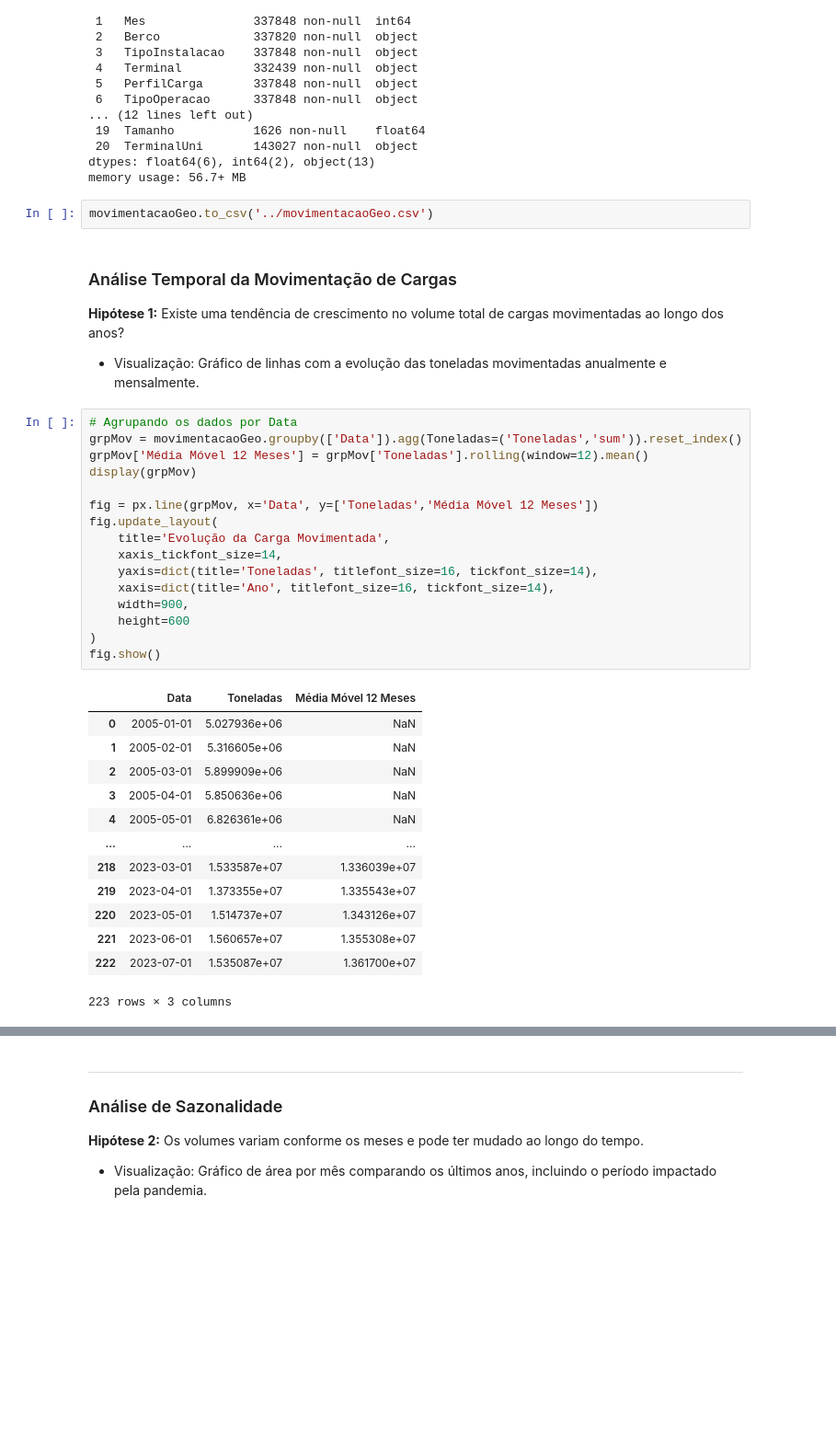
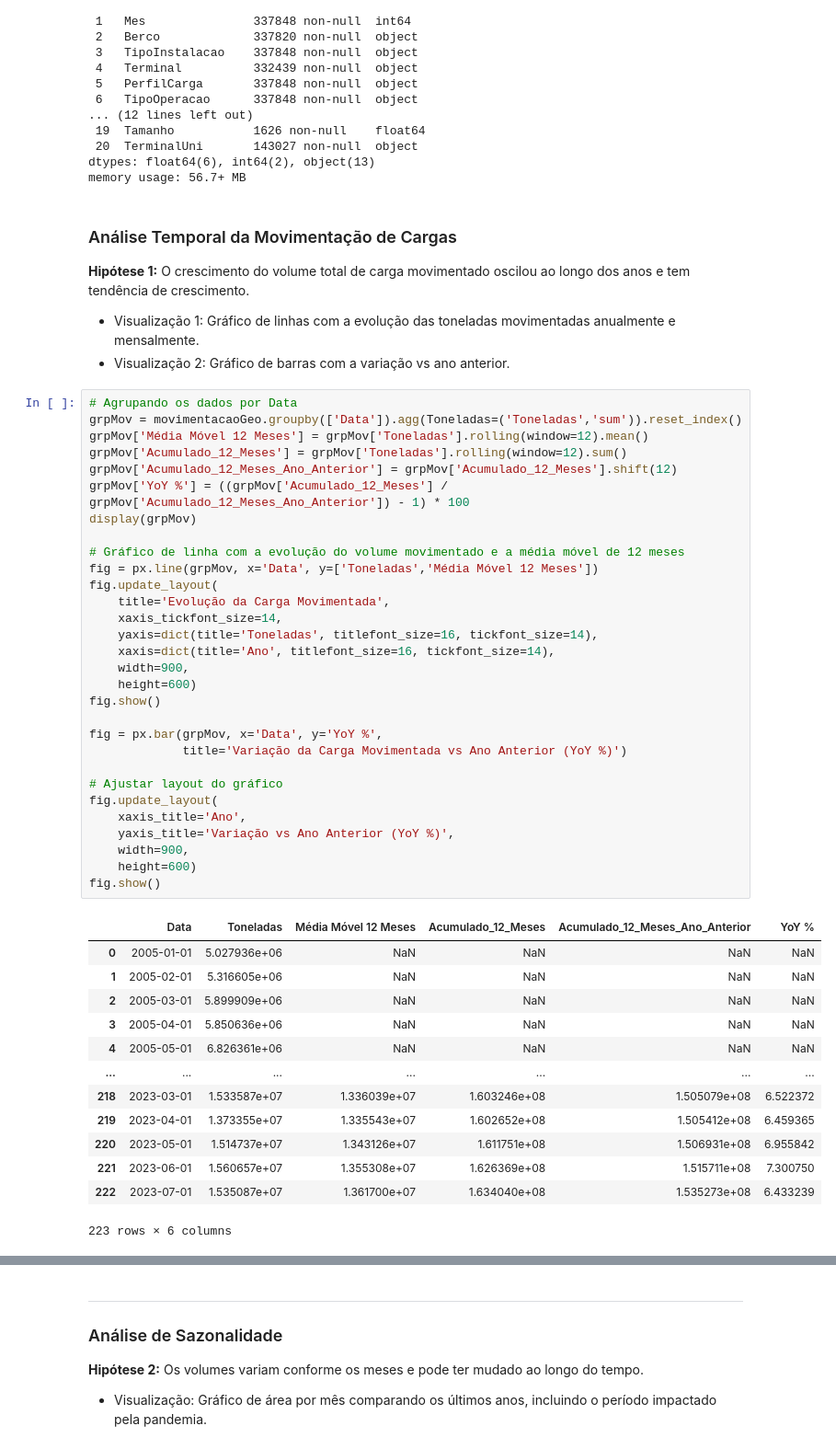
Before and after one commit to vendrame2/Infoviz-MensarioPortoSantos, a Jupyter notebook: EDA.ipynb, the cells around one changed output, grey strips where cells are left out. Shown at 92% size. Saved outputs shown, nothing was run; the diff lists cells and outputs as text; blank space fills up the shorter version.

```diff
--- a/EDA.ipynb
+++ b/EDA.ipynb
@@ -51,39 +51,52 @@ Data columns (total 21 columns):
  20  TerminalUni       143027 non-null  object
 dtypes: float64(6), int64(2), object(13)
 memory usage: 56.7+ MB
-# %%
-movimentacaoGeo.to_csv('../movimentacaoGeo.csv')
 # %% [markdown]
 ### Análise Temporal da Movimentação de Cargas
-**Hipótese 1:** Existe uma tendência de crescimento no volume total de cargas movimentadas ao longo dos anos?
-- Visualização: Gráfico de linhas com a evolução das toneladas movimentadas anualmente e mensalmente.
+**Hipótese 1:** O crescimento do volume total de carga movimentado oscilou ao longo dos anos e tem tendência de crescimento.
+- Visualização 1: Gráfico de linhas com a evolução das toneladas movimentadas anualmente e mensalmente.
+- Visualização 2: Gráfico de barras com a variação vs ano anterior.
 # %%
 # Agrupando os dados por Data
 grpMov = movimentacaoGeo.groupby(['Data']).agg(Toneladas=('Toneladas','sum')).reset_index()
 grpMov['Média Móvel 12 Meses'] = grpMov['Toneladas'].rolling(window=12).mean()
+grpMov['Acumulado_12_Meses'] = grpMov['Toneladas'].rolling(window=12).sum()
+grpMov['Acumulado_12_Meses_Ano_Anterior'] = grpMov['Acumulado_12_Meses'].shift(12)
+grpMov['YoY %'] = ((grpMov['Acumulado_12_Meses'] / grpMov['Acumulado_12_Meses_Ano_Anterior']) - 1) * 100
 display(grpMov)
 
+# Gráfico de linha com a evolução do volume movimentado e a média móvel de 12 meses
 fig = px.line(grpMov, x='Data', y=['Toneladas','Média Móvel 12 Meses'])
 fig.update_layout(
     title='Evolução da Carga Movimentada',
     xaxis_tickfont_size=14,
     yaxis=dict(title='Toneladas', titlefont_size=16, tickfont_size=14),
     xaxis=dict(title='Ano', titlefont_size=16, tickfont_size=14),
     width=900,
-    height=600
-)
+    height=600)
 fig.show()
+
+fig = px.bar(grpMov, x='Data', y='YoY %',
+             title='Variação da Carga Movimentada vs Ano Anterior (YoY %)')
+
+# Ajustar layout do gráfico
+fig.update_layout(
+    xaxis_title='Ano',
+    yaxis_title='Variação vs Ano Anterior (YoY %)',
+    width=900,
+    height=600)
+fig.show()
 # %% [output]
-|  | Data | Toneladas | Média Móvel 12 Meses |
-| 0 | 2005-01-01 | 5.027936e+06 | NaN |
-| 1 | 2005-02-01 | 5.316605e+06 | NaN |
-| 2 | 2005-03-01 | 5.899909e+06 | NaN |
-| 3 | 2005-04-01 | 5.850636e+06 | NaN |
-| 4 | 2005-05-01 | 6.826361e+06 | NaN |
-| ... | ... | ... | ... |
-| 218 | 2023-03-01 | 1.533587e+07 | 1.336039e+07 |
-| 219 | 2023-04-01 | 1.373355e+07 | 1.335543e+07 |
-| 220 | 2023-05-01 | 1.514737e+07 | 1.343126e+07 |
-| 221 | 2023-06-01 | 1.560657e+07 | 1.355308e+07 |
-| 222 | 2023-07-01 | 1.535087e+07 | 1.361700e+07 |
+|  | Data | Toneladas | Média Móvel 12 Meses | Acumulado_12_Meses | Acumulado_12_Meses_Ano_Anterior | YoY % |
+| 0 | 2005-01-01 | 5.027936e+06 | NaN | NaN | NaN | NaN |
+| 1 | 2005-02-01 | 5.316605e+06 | NaN | NaN | NaN | NaN |
+| 2 | 2005-03-01 | 5.899909e+06 | NaN | NaN | NaN | NaN |
+| 3 | 2005-04-01 | 5.850636e+06 | NaN | NaN | NaN | NaN |
+| 4 | 2005-05-01 | 6.826361e+06 | NaN | NaN | NaN | NaN |
+| ... | ... | ... | ... | ... | ... | ... |
+| 218 | 2023-03-01 | 1.533587e+07 | 1.336039e+07 | 1.603246e+08 | 1.505079e+08 | 6.522372 |
+| 219 | 2023-04-01 | 1.373355e+07 | 1.335543e+07 | 1.602652e+08 | 1.505412e+08 | 6.459365 |
+| 220 | 2023-05-01 | 1.514737e+07 | 1.343126e+07 | 1.611751e+08 | 1.506931e+08 | 6.955842 |
+| 221 | 2023-06-01 | 1.560657e+07 | 1.355308e+07 | 1.626369e+08 | 1.515711e+08 | 7.300750 |
+| 222 | 2023-07-01 | 1.535087e+07 | 1.361700e+07 | 1.634040e+08 | 1.535273e+08 | 6.433239 |
-223 rows × 3 columns
+223 rows × 6 columns
```
Also changed, not shown: parts of 5 cells of this notebook.
